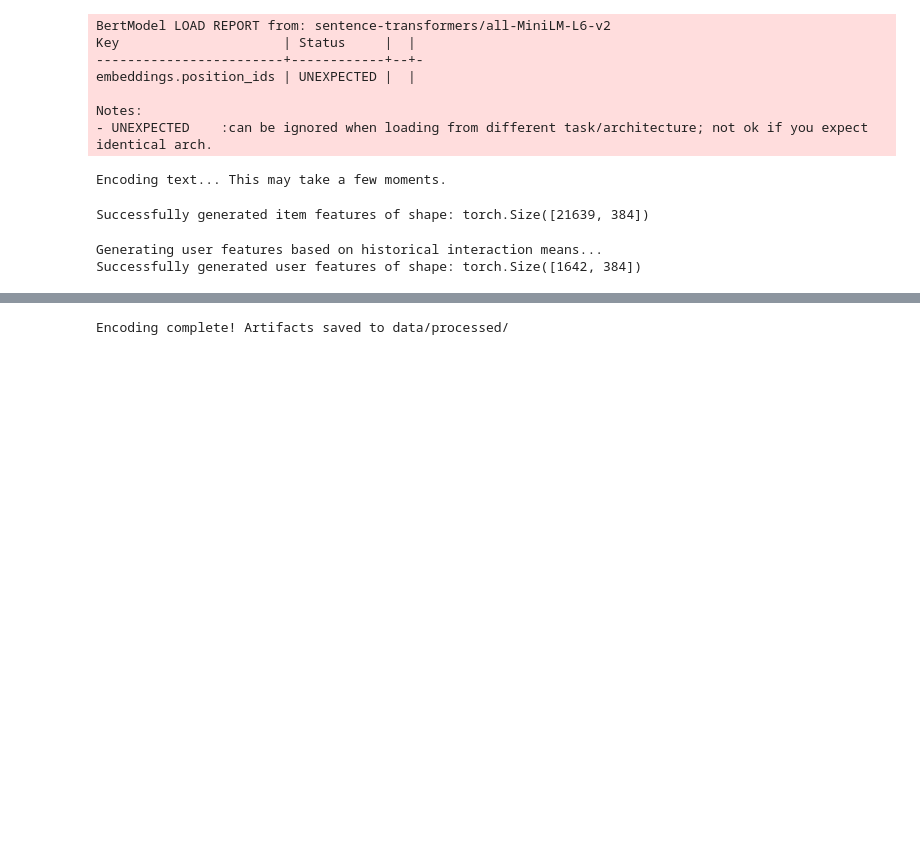
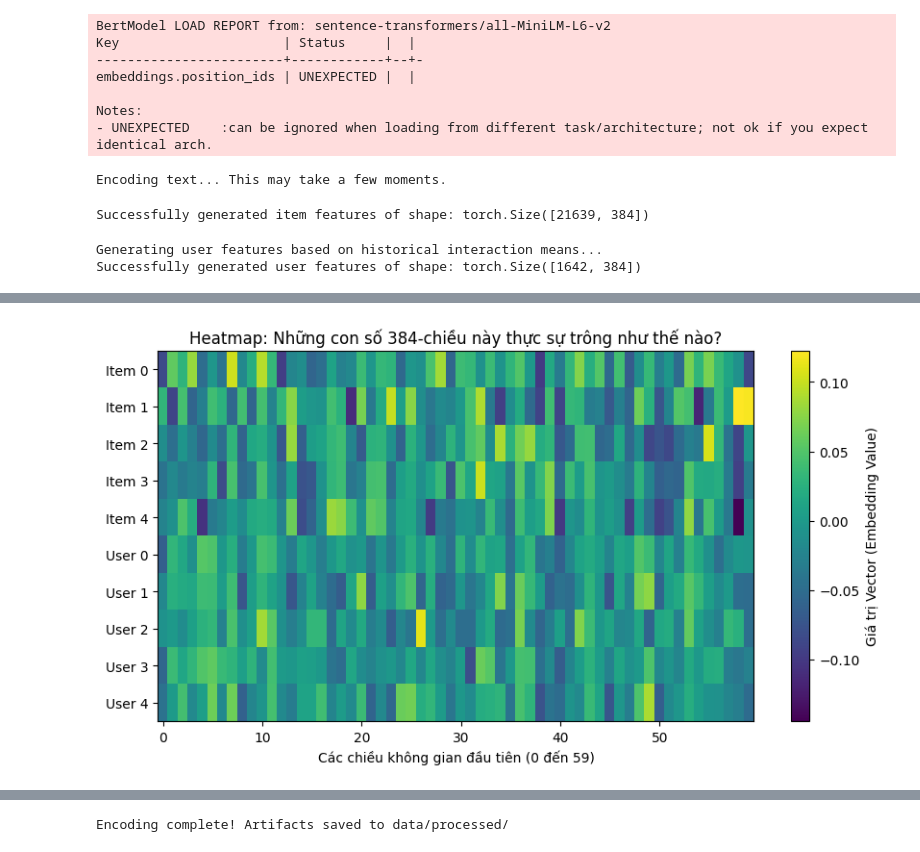
Before and after one commit to QuangDung2511/IS353_Device_Cloud_RS, a Jupyter notebook: notebooks/02_feature_encoding.ipynb, the cells around one changed output, grey strips where cells are left out. Drawn from its saved outputs; the diff is of its cells as text; code cells hidden in the pictures; blank space fills up the shorter version.

```diff
--- a/notebooks/02_feature_encoding.ipynb
+++ b/notebooks/02_feature_encoding.ipynb
@@ -125,0 +131,29 @@ Successfully generated user features of shape: torch.Size([1642, 384])
+# %%
+import matplotlib.pyplot as plt
+import numpy as np
+
+def plot_embedding_heatmap(item_embs, user_embs, num_samples=5):
+    plt.figure(figsize=(10, 5))
+
+    # Lấy mẫu một vài vector đầu tiên của User và Item
+    sample_items = item_embs[:num_samples].numpy()
+    sample_users = user_embs[:num_samples].numpy()
+
+    combined = np.vstack([sample_items, sample_users])
+    labels = [f"Item {i}" for i in range(num_samples)] + [f"User {i}" for i in range(num_samples)]
+
+    # Lấy 60 con số (chiều) đầu tiên trong 384 chiều để vẽ cho đỡ rối mắt
+    dim_to_show = 60
+    combined_subset = combined[:, :dim_to_show]
+
+    plt.imshow(combined_subset, cmap='viridis', aspect='auto')
+    plt.colorbar(label='Giá trị Vector (Embedding Value)')
+    plt.yticks(ticks=np.arange(len(labels)), labels=labels)
+    plt.xlabel(f'Các chiều không gian đầu tiên (0 đến {dim_to_show-1})')
+    plt.title('Heatmap: Những con số 384-chiều này thực sự trông như thế nào?')
+    plt.show()
+
+# Xem thử 5 Item và 5 User
+plot_embedding_heatmap(item_features, user_features, num_samples=5)
+# %% [output]
+[figure, added]
```
Also changed, not shown: parts of 2 cells of this notebook, 19 other files.
